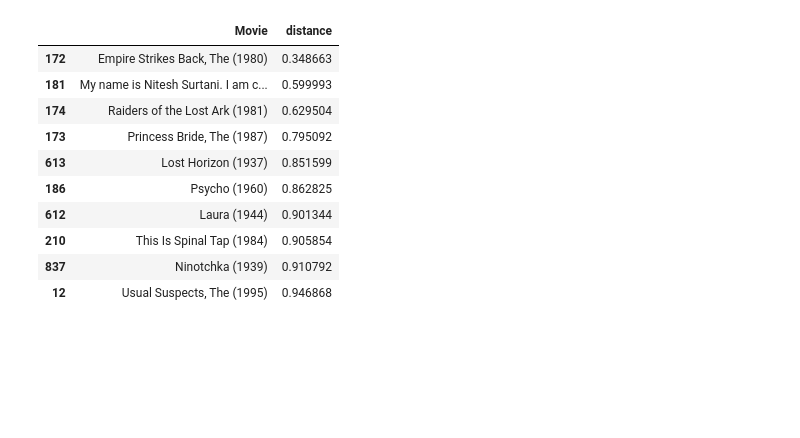
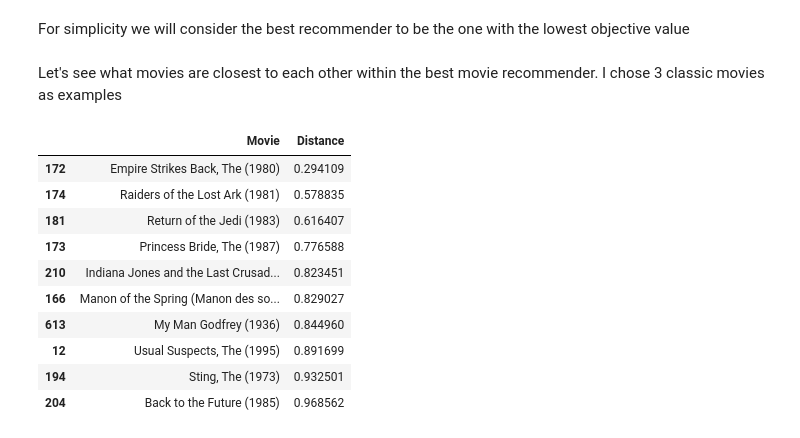
Before and after one commit to jgalsurkar/Movie_Recommender_Collaborative_Filtering, a Jupyter notebook: Movie_Recommender.ipynb, the cells around one changed output. Cells and saved outputs as stored; diff of their text form; code cells hidden in the pictures; blank space fills up the shorter version.

```diff
--- a/Movie_Recommender.ipynb
+++ b/Movie_Recommender.ipynb
@@ -103,0 +253,38 @@ def distance(a, b):
+# %%
+def RMSE(y_test, predictions):
+    """Compute the Root Mean Squared Error between test target and predictions
+
+    Parameters
+    ----------
+    y_test : array-like
+        Test targets
+
+    predicted : array-like
+        predictions made on the test data
+
+    Returns
+    ----------
+    rmse : float
+        Root mean squared error between test targets and predictions
+    """
+    rmse = (np.sqrt(((y_test - predictions)**2).mean()))
+    return rmse
+# %%
+def distance(a, b):
+    """Compute the euclidean distance between two vectors
+
+    Parameters
+    ----------
+    a : array-like,
+        First vector
+
+    b : array-like
+        Second vector
+
+    Returns
+    ----------
+    dist : float
+        Euclidean distance
+    """
+    dist = np.linalg.norm(a-b)
+    return dist
@@ -104,4 +297,6 @@ def distance(a, b):
 # %%
+# Matrix factorization parameters
 sigma = 0.25
 rank = 10
 lmbda = 1
+iterations = 100
@@ -115,7 +307,7 @@ recommenders = []
 rmse = []
 for i in range(10):
     movie_recommender = MovieRecommender(ratings, movie_names, sigma, rank, lmbda)
-    movie_recommender.fill_ratings(100)
+    movie_recommender.fill_ratings(iterations)
     recommenders.append(movie_recommender)
     predictions = movie_recommender.predict(ratings_test)
     rmse.append(RMSE(ratings_test[2], predictions))
@@ -152,18 +348,21 @@ final_values_df
+# %% [markdown]
+For simplicity we will consider the best recommender to be the one with the lowest objective value
 # %%
 best_recommender = recommenders[final_values_df.index[0]]
+# %% [markdown]
+Let's see what movies are closest to each other within the best movie recommender. I chose 3 classic movies as examples
 # %%
-star_wars = best_recommender.get_movie_loc('Star Wars (1977)')
-best_recommender.get_closest(star_wars, 10, distance)
+best_recommender.get_closest('Star Wars (1977)', 10, distance)
 # %% [output]
-|  | Movie | distance |
-| 172 | Empire Strikes Back, The (1980) | 0.348663 |
-| 181 | My name is Nitesh Surtani. I am c... | 0.599993 |
-| 174 | Raiders of the Lost Ark (1981) | 0.629504 |
-| 173 | Princess Bride, The (1987) | 0.795092 |
-| 613 | Lost Horizon (1937) | 0.851599 |
-| 186 | Psycho (1960) | 0.862825 |
-| 612 | Laura (1944) | 0.901344 |
-| 210 | This Is Spinal Tap (1984) | 0.905854 |
-| 837 | Ninotchka (1939) | 0.910792 |
-| 12 | Usual Suspects, The (1995) | 0.946868 |
+|  | Movie | Distance |
+| 172 | Empire Strikes Back, The (1980) | 0.294109 |
+| 174 | Raiders of the Lost Ark (1981) | 0.578835 |
+| 181 | Return of the Jedi (1983) | 0.616407 |
+| 173 | Princess Bride, The (1987) | 0.776588 |
+| 210 | Indiana Jones and the Last Crusad... | 0.823451 |
+| 166 | Manon of the Spring (Manon des so... | 0.829027 |
+| 613 | My Man Godfrey (1936) | 0.844960 |
+| 12 | Usual Suspects, The (1995) | 0.891699 |
+| 194 | Sting, The (1973) | 0.932501 |
+| 204 | Back to the Future (1985) | 0.968562 |
 # %%
```
Also changed, not shown: parts of 12 cells of this notebook.
